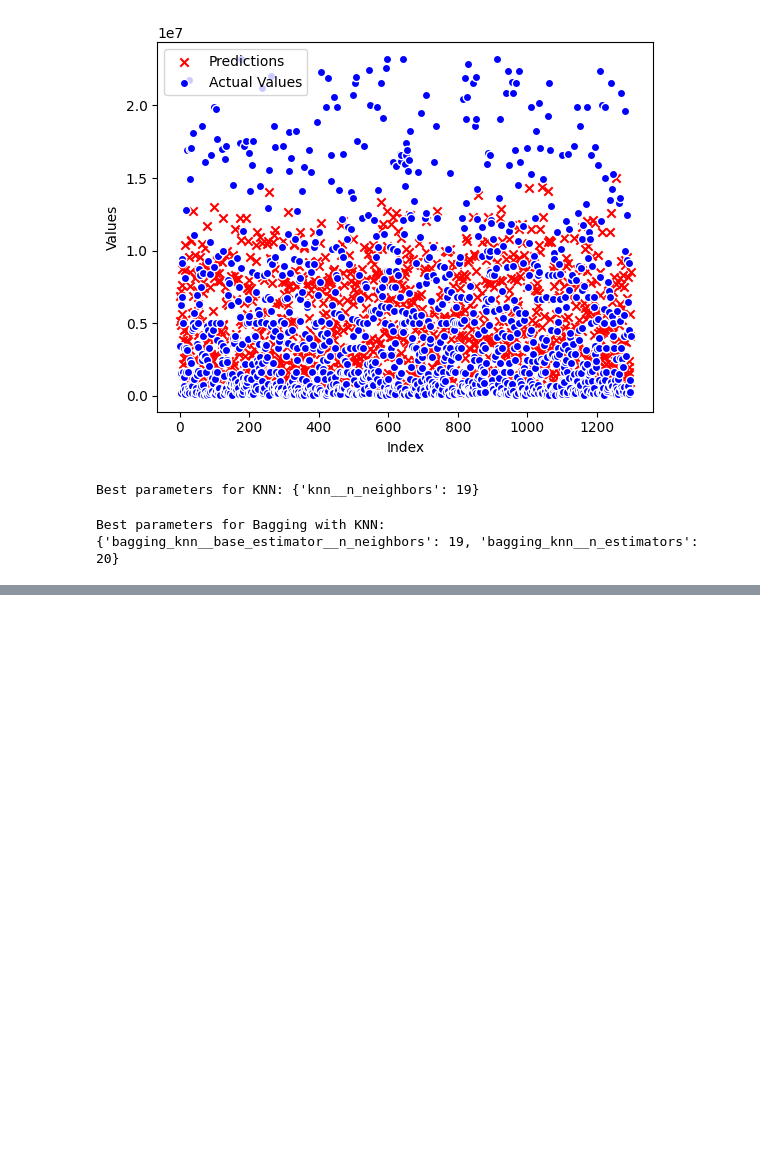
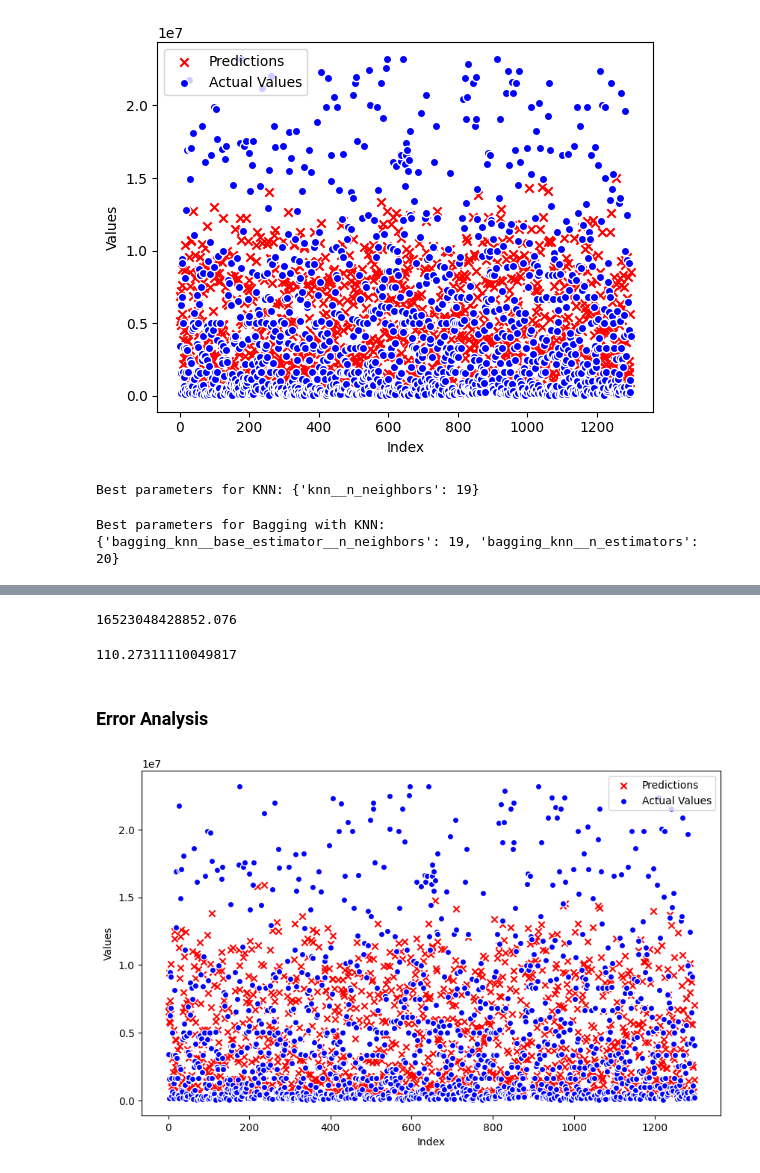
Before and after one commit to RobinSchebitz/ds_tanzania_tourism_prediction, a Jupyter notebook: ML_project_2.ipynb, the cells around one changed output, grey strips where cells are left out. Cells and saved outputs as stored; diff of their text form; code cells hidden in the pictures; blank space fills up the shorter version.

Commit message:
plots

```diff
--- a/ML_project_2.ipynb
+++ b/ML_project_2.ipynb
@@ -433,0 +447,11 @@ Test MPE: 116.34%
+# %%
+xgb_model = XGBRegressor()
+# %%
+parameters = {'learning_rate': [0.01, 0.02, 0.025, 0.03, 0.035, 0.04],
+                'subsample'    : [0.9, 0.5, 0.2, 0.1],
+                'n_estimators' : [50, 100, 200],
+                'max_depth'    : [3,4,5,6]
+                }
+# %%
+grid_GBR = GridSearchCV(estimator=xgb_model, param_grid=parameters, scoring='neg_root_mean_squared_error', cv=5, n_jobs=-1)
+grid_GBR.fit(X_train, y_train)
@@ -433,0 +476,2 @@ Test MPE: 116.34%
+# %%
+y_pred = grid_GBR.predict(X_test)
@@ -433,0 +504,5 @@ Test MPE: 116.34%
+# %%
+mse = np.power(grid_GBR.best_score_, 2)
+mse
+# %% [output]
+16523048428852.076
@@ -433,0 +514,20 @@ Test MPE: 116.34%
+# %%
+calc_mpe(y_test, y_pred)
+# %% [output]
+110.27311110049817
+# %% [markdown]
+### Error Analysis
+# %%
+plt.figure(figsize = (10,6))
+# Scatter plot for 'predictions' in red
+plt.scatter(range(len(y_pred)), y_pred, marker='x', c='red', edgecolor='w', label='Predictions')
+
+# Scatter plot for 'y_test' in blue
+plt.scatter(range(len(y_test)), y_test, marker='o', c='blue', edgecolor='w', label='Actual Values')
+
+plt.xlabel('Index')
+plt.ylabel('Values')
+plt.legend()
+plt.show()
+# %% [output]
+[figure, added]
```
Also changed, not shown: parts of 29 cells of this notebook.
